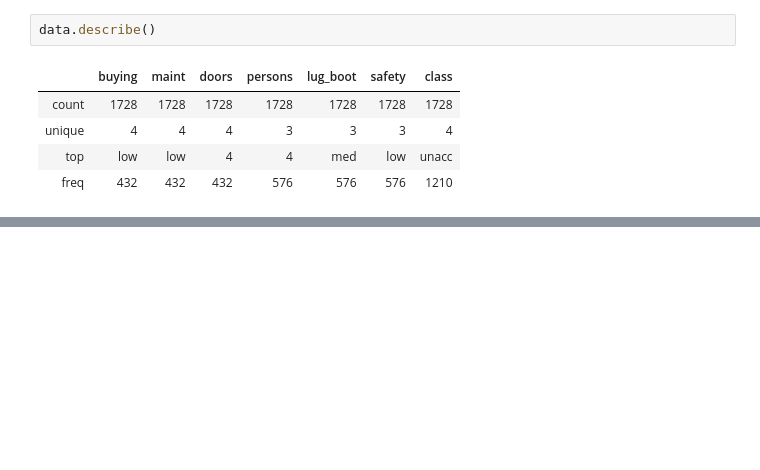
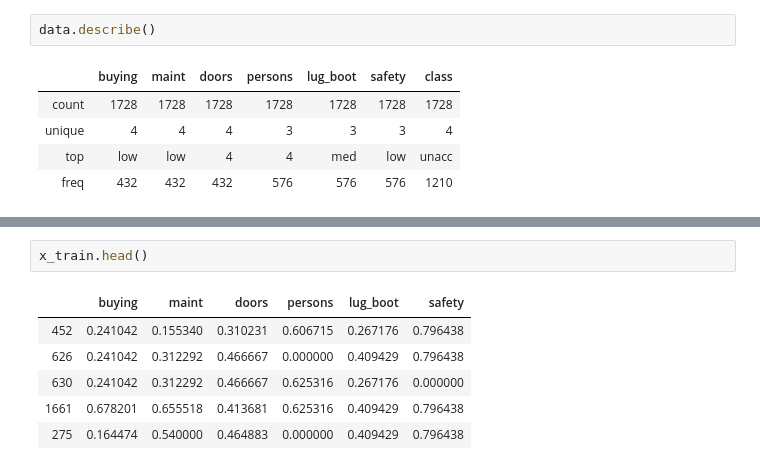
Before and after one commit to hamzabell/Car-Evaluation, a Jupyter notebook: car evaluation.ipynb, the cells around one changed output, grey strips where cells are left out. Drawn from its saved outputs; the diff is of its cells as text; blank space fills up the shorter version.

```diff
--- a/car evaluation.ipynb
+++ b/car evaluation.ipynb
@@ -84,0 +125,9 @@ data.describe()
+# %%
+x_train.head()
+# %% [output]
+|  | buying | maint | doors | persons | lug_boot | safety |
+| 452 | 0.241042 | 0.155340 | 0.310231 | 0.606715 | 0.267176 | 0.796438 |
+| 626 | 0.241042 | 0.312292 | 0.466667 | 0.000000 | 0.409429 | 0.796438 |
+| 630 | 0.241042 | 0.312292 | 0.466667 | 0.625316 | 0.267176 | 0.000000 |
+| 1661 | 0.678201 | 0.655518 | 0.413681 | 0.625316 | 0.409429 | 0.796438 |
+| 275 | 0.164474 | 0.540000 | 0.464883 | 0.000000 | 0.409429 | 0.796438 |
```
Also changed, not shown: parts of 24 cells of this notebook, 1 other file.
